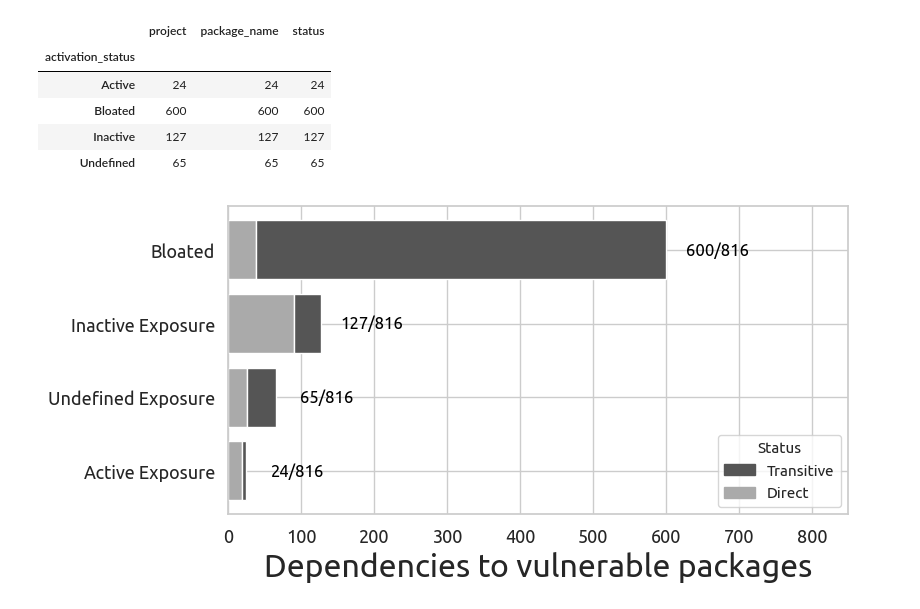
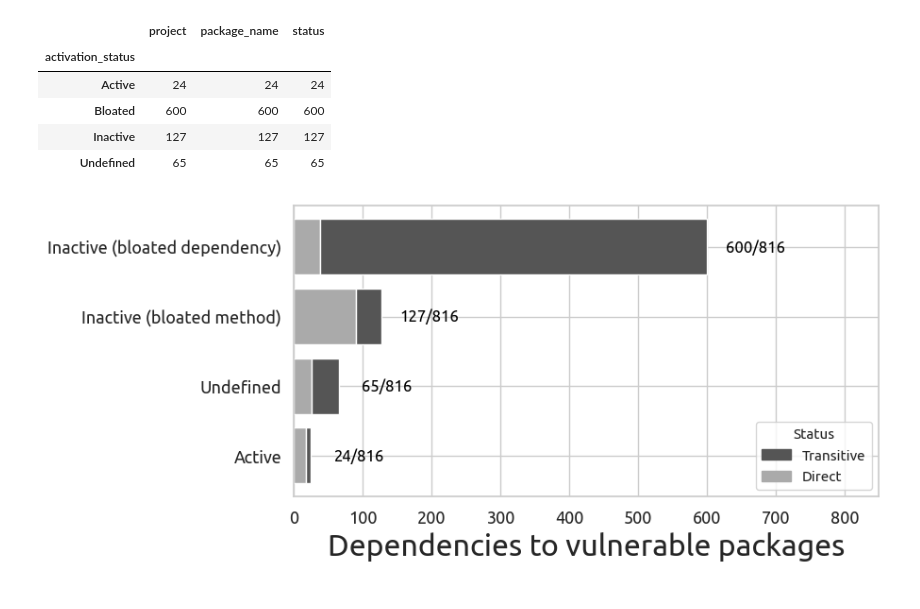
Before and after one commit to gdrosos/bloat-study-artifact, a Jupyter notebook: analysis/rq2.ipynb, the cells around one changed output. Cells and saved outputs as stored; diff of their text form; code cells hidden in the pictures.

Commit message:
Update figures

```diff
--- a/analysis/rq2.ipynb
+++ b/analysis/rq2.ipynb
@@ -74,10 +74,10 @@ df.groupby("activation_status").count()
 # plt.show()
 # %%
 label_mapping = {
-    'Active': 'Active Exposure',
-    'Undefined': 'Undefined Exposure',
-    'Bloated': 'Bloated',
-    'Inactive': 'Inactive Exposure',
+    'Active': 'Active',
+    'Undefined': 'Undefined',
+    'Bloated': 'Inactive (bloated dependency)',
+    'Inactive': 'Inactive (bloated method)',
 }
 
 # Count the occurrences of each activation_status and separate them by status
@@ -97,31 +97,31 @@ color_dict = dict(zip(statuses, palette))
 fig, ax = plt.subplots()
 
 # Create bars for each activation_status and color them by status
 bottoms = {activation_status: 0 for activation_status in sorted_activation_statuses}
 for activation_status in sorted_activation_statuses:
     rows = grouped_df[grouped_df['activation_status'] == activation_status]
     for index, row in rows.iterrows():
         ax.barh(label_mapping[row['activation_status']], row['counts'], color=color_dict[row['status']],
                 left=bottoms[row['activation_status']], edgecolor=None, label=row['status'])
         bottoms[row['activation_status']] += row['counts']
 
     # Annotating total at the end of the bar
     total = bottoms[activation_status]
     ax.annotate(f'{total}/'+f'{df["project"].count()}',
                 xy=(total + 70, label_mapping[activation_status]),
                 ha='center', va='center',
                 color='black')
 
 # Create a legend for each status
 handles = [plt.Rectangle((0,0),1,1, color=color_dict[label]) for label in statuses]
 ax.legend(handles, statuses, title='Status', fontsize=11, title_fontsize=11, loc='lower right')
 
 ax.set_xlabel('Dependencies to vulnerable packages', fontsize=23)
 ax.set_xlim(0, 750 + 100)  # Adjusted xlim to accommodate the annotations
 
 plt.gca().invert_yaxis()
 
 plt.savefig("figures/rq2.pdf", bbox_inches='tight')
 plt.show()
 # %% [output]
-[figure, old version]
+[figure, new version]
```
Also changed, not shown: 1 other file.
